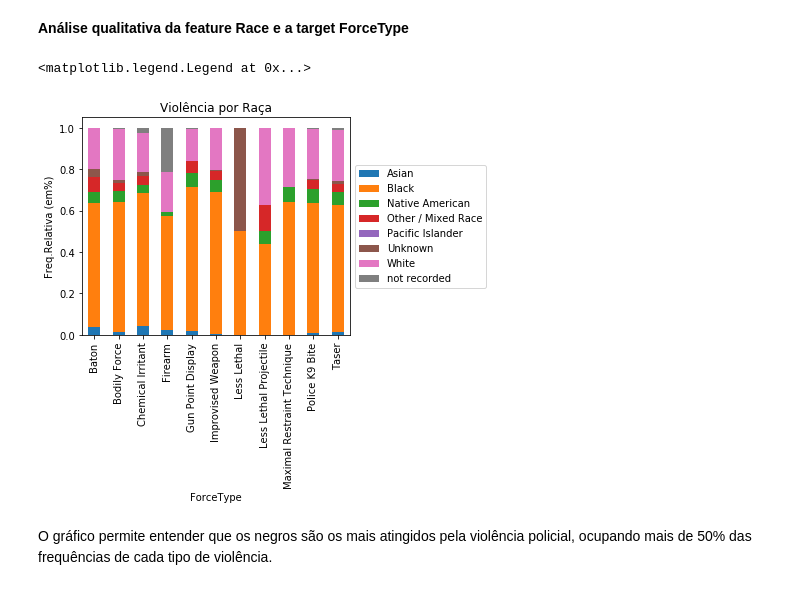
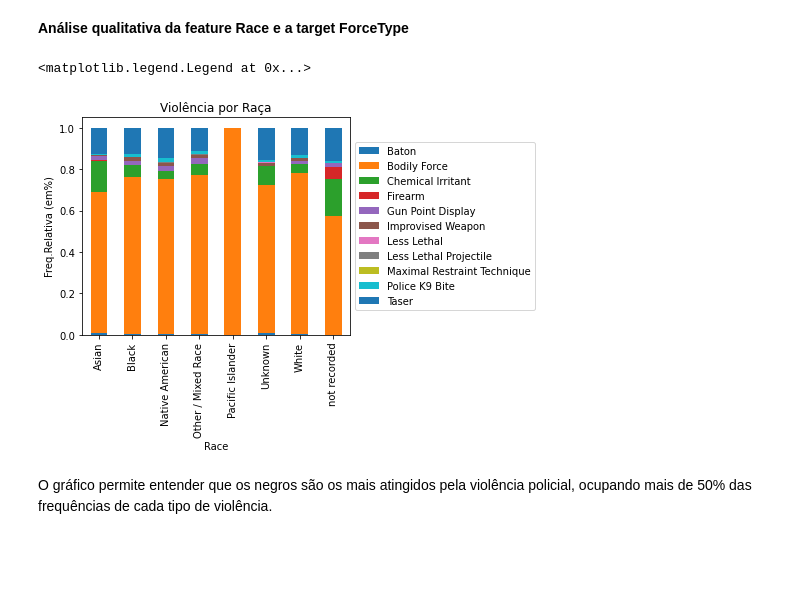
Before and after one commit to ivanabb2/CDados-Projeto-2, a Jupyter notebook: archive/use_of_force_read.ipynb, the cells around one changed output. Cells and saved outputs as stored; diff of their text form; code cells hidden in the pictures; blank space fills up the shorter version.

```diff
--- a/archive/use_of_force_read.ipynb
+++ b/archive/use_of_force_read.ipynb
@@ -324,20 +324,20 @@ Pelo gráfico acima, é possível identificar que o tipo de violência policial
 **Análise qualitativa da feature Race e a target ForceType**
 # %%
 #Analisando a frequência do tipo de violência (target ForceType) considerando Raça (feature Race):
-cross = pd.crosstab(police2["ForceType"], police2["Race"], normalize="index")
+cross = pd.crosstab(police2["Race"], police2["ForceType"], normalize="index")
 plot = cross.plot(kind='bar', stacked=True,title='Violência por Raça')
 plt.ylabel('Freq.Relativa (em%)')
 
 
 
 #Para legenda ficar fora do gráfico
 ax = plt.subplot(111)
 box = ax.get_position()
 ax.set_position([box.x0, box.y0, box.width * 0.8, box.height])
 ax.legend(loc='center left', bbox_to_anchor=(1, 0.5))
 # %% [output]
 <matplotlib.legend.Legend at 0x...>
-[figure, old version]
+[figure, new version]
 # %% [markdown]
 O gráfico permite entender que os negros são os mais atingidos pela violência policial, ocupando mais de 50% das frequências de cada tipo de violência.
 # %% [markdown]
```
Also changed, not shown: parts of 24 cells of this notebook.
